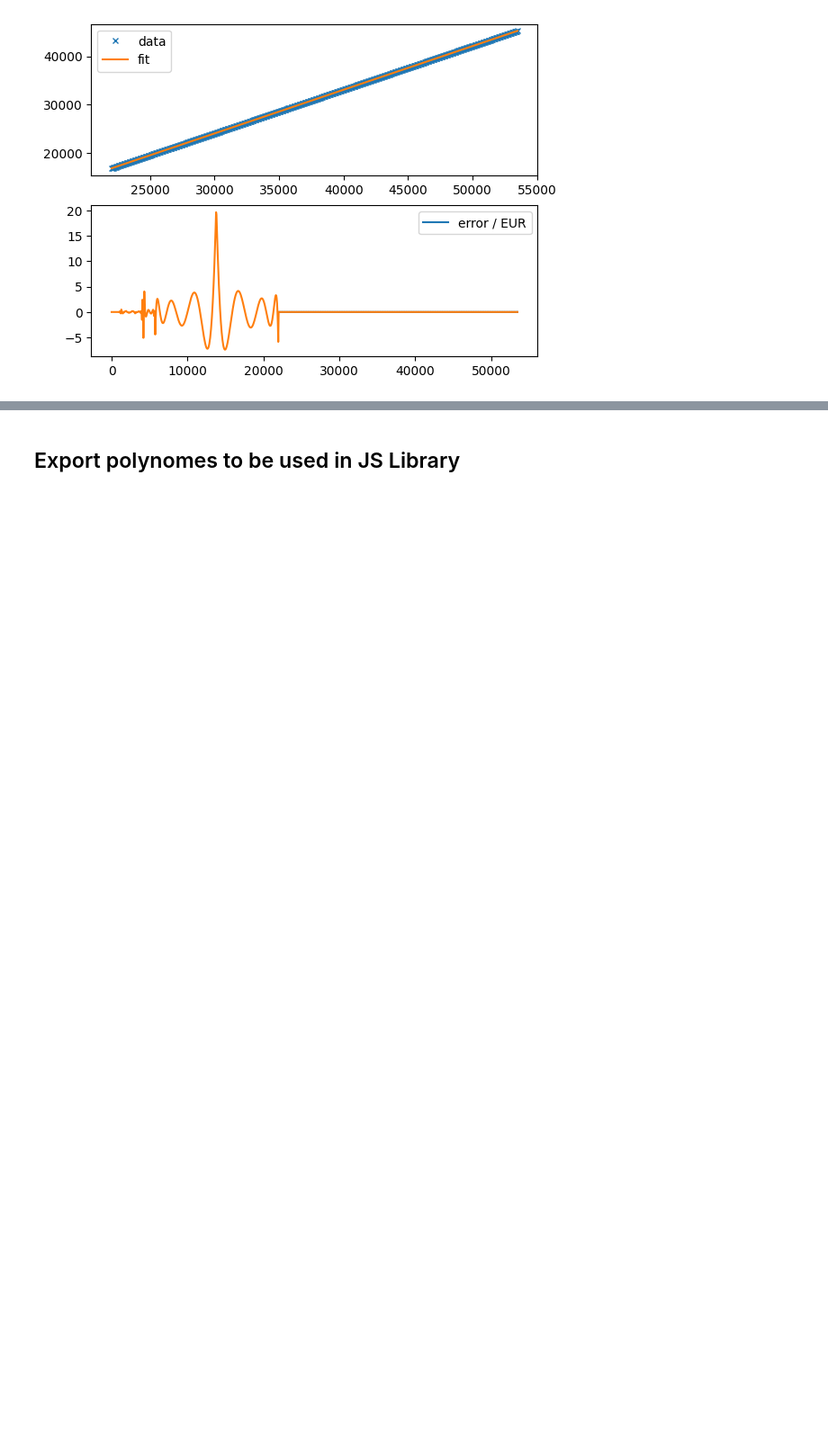
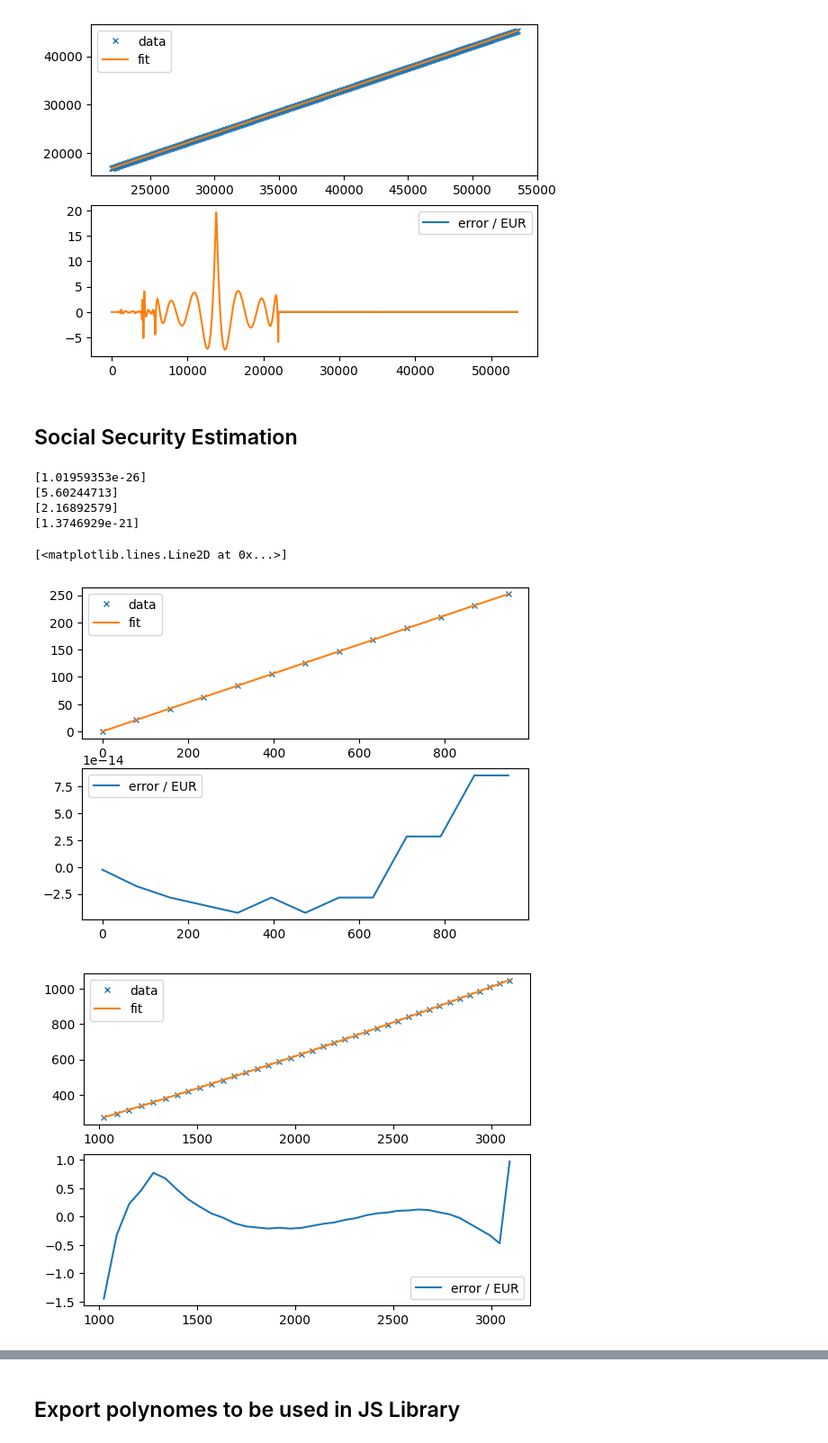
Before and after one commit to olgen/tax-calc-de, a Jupyter notebook: src/estimations.ipynb, the cells around one changed output, grey strips where cells are left out. Shown: that part at 90% size. Drawn from its saved outputs; the diff is of its cells as text; code cells hidden in the pictures; blank space fills up the shorter version.

Commit message:
add social security estimations

```diff
--- a/src/estimations.ipynb
+++ b/src/estimations.ipynb
@@ -6,7 +6,7 @@ import json
 # %% [markdown]
 ## Load tax data as CSV
 # %%
-df = pd.read_csv("../data/tax-data-2023.5.csv")
+df = pd.read_csv("../data/tax-data-2023.5-mit-werbungskosten.csv")
 df.head()
 # %% [output]
 |  | monthly gross income | net income | social security payments | income tax |
@@ -46,7 +46,7 @@ netIncomeRanges = [
     }
 ]
 
-resultingPolynomes = []
+netToTaxPolynomes= []
 netIncomeSamples = []
 taxSamples = []
 estimationSamples = []
@@ -76,7 +76,7 @@ for r in netIncomeRanges:
 
     poly = poly.tolist()
     poly.reverse()
-    resultingPolynomes.append({
+    netToTaxPolynomes.append({
         'from': r['from'],
         'to': r['to'],
         'polynome': poly,
@@ -89,3 +89,74 @@ plt.plot(netIncomeSamples, estimationErrors)
 [figure]
 [figure]
 [figure]
+# %% [markdown]
+## Social Security Estimation
+# %%
+netIncomeRanges = [
+    {
+        "from": 0,
+        "to": 953,
+        "degree":2,
+    },
+    {
+        "from": 953,
+        "to": 3142,
+        "degree": 2,
+    },
+    {
+        "from": 3142,
+        "to": 4192,
+        "degree": 2,
+    },
+    {
+        "from": 4192 ,
+        "to": 100000,
+        "degree": 0,
+    },
+]
+
+netIncomeSamples = []
+socialSecuritySamples = []
+estimationSamples = []
+estimationErrors = []
+socialSecurityPolonomes = []
+
+for r in netIncomeRanges:
+    selector = df['net income'].between(r['from'], r['to'], inclusive='left')
+    netIncomes = df[selector]['net income'].to_numpy()
+    ssocialPayments = df[selector]['social security payments'].to_numpy()
+    netIncomeSamples = np.append(netIncomeSamples, netIncomes)
+    socialSecuritySamples = np.append(socialSecuritySamples, ssocialPayments)
+
+    poly,residuals,_,_,_ = np.polyfit(netIncomes, ssocialPayments, deg=r['degree'], full = True)
+    print(residuals)
+
+    estimations = np.polyval(poly, netIncomes)
+    estimationSamples = np.append(estimationSamples, estimations)
+
+    fig, axs = plt.subplots(2)
+    axs[0].plot(netIncomes, ssocialPayments, 'x', markersize=5, label='data')
+    axs[0].plot(netIncomes, estimations, label='fit')
+    axs[0].legend()
+
+    errors = np.subtract(estimations, ssocialPayments)
+    estimationErrors = np.append(estimationErrors, errors)
+    axs[1].plot(netIncomes, errors, label='error / EUR')
+    axs[1].legend()
+
+    poly = poly.tolist()
+    poly.reverse()
+    socialSecurityPolonomes.append({
+        'from': r['from'],
+        'to': r['to'],
+        'polynome': poly,
+    })
+plt.plot(netIncomeSamples, estimationErrors)
+# %% [output]
+[1.01959353e-26]
+[5.60244713]
+[2.16892579]
+[1.3746929e-21]
+[<matplotlib.lines.Line2D at 0x...>]
+[figure, added]
+[figure, added]
```
Also changed, not shown: parts of 3 cells of this notebook, 1 other file.
